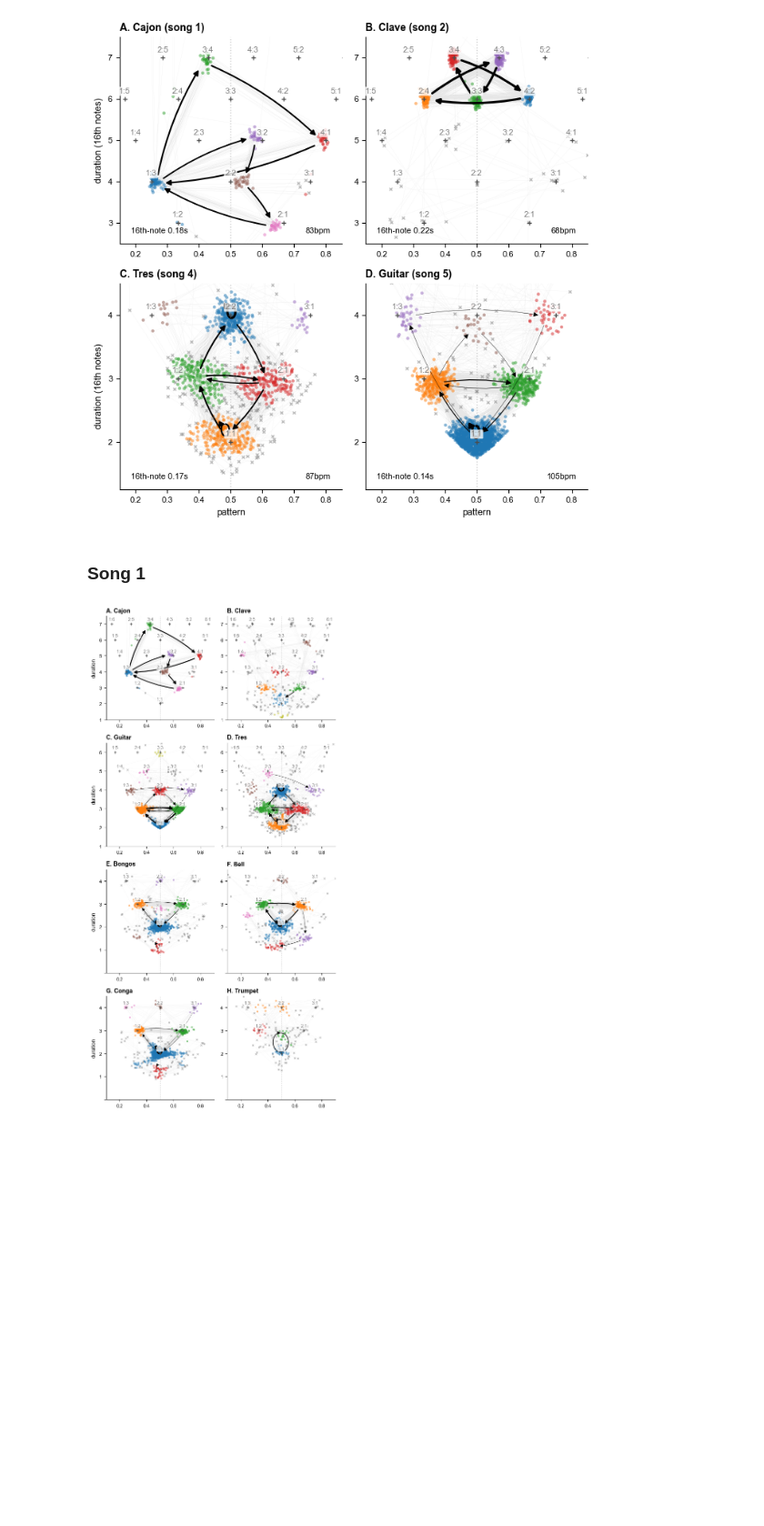
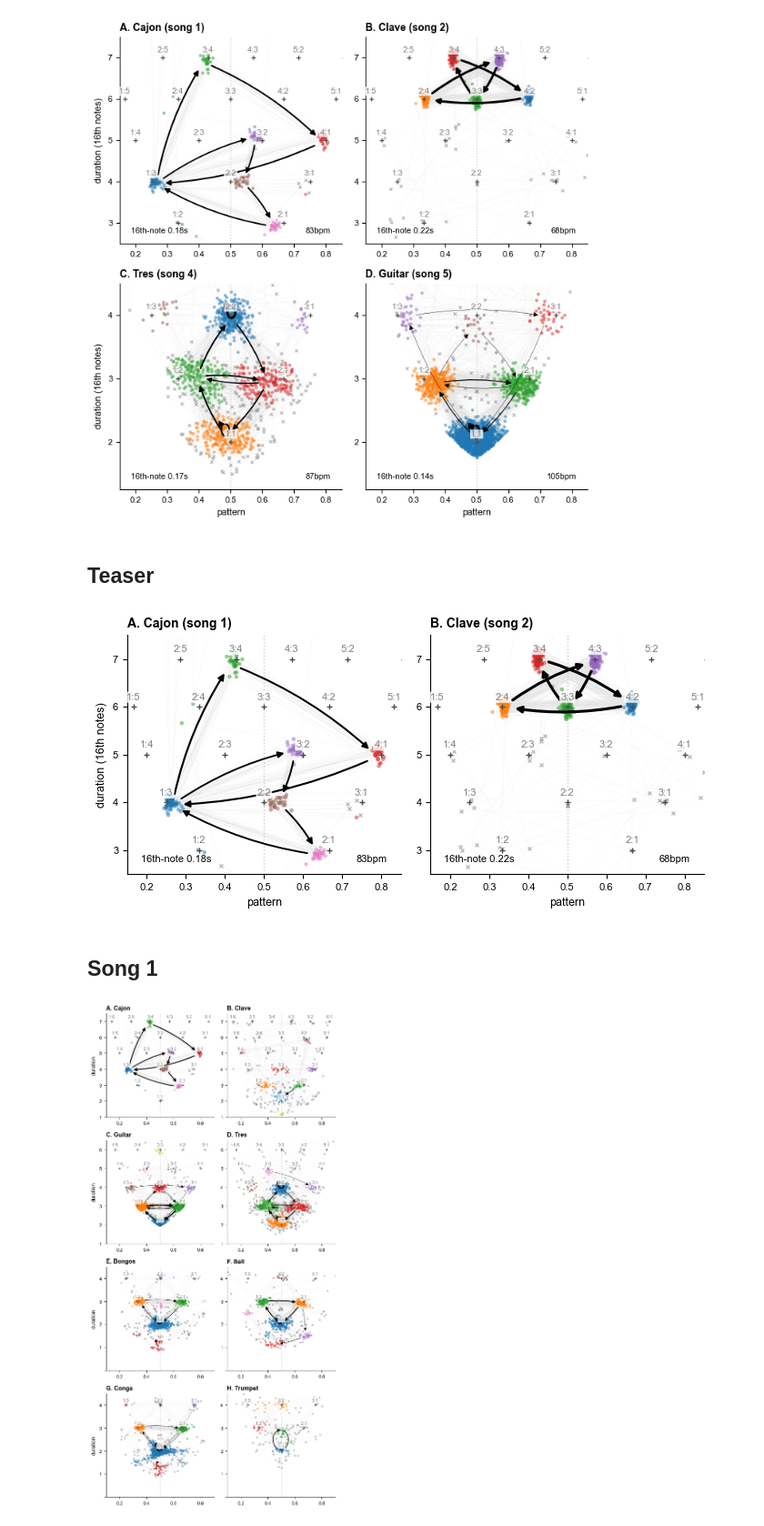
Before and after one commit to bacor/rhythmic-segment-analysis, a Jupyter notebook: notebooks/iemp-css.ipynb, the cells around one changed output. Shown at 91% size. Drawn from its saved outputs; the diff is of its cells as text; code cells hidden in the pictures; blank space fills up the shorter version.

Commit message:
Add license and readme with teaser

```diff
--- a/notebooks/iemp-css.ipynb
+++ b/notebooks/iemp-css.ipynb
@@ -235,8 +235,37 @@ plt.tight_layout()
 savefig('iemp-css/iemp-css-selection', refresh=REFRESH)
 # %% [output]
 [figure]
+# %% [markdown]
+## Teaser
+# %%
+fig, axs = plt.subplots(1, 2, figsize=(7,3.5))
+
+kws = dict(annotate_bpm=True, annotate_pulse=True, xlim=(0.15, 0.85))
+instrument_subplot(rs, 1, 'cajon', ax=axs[0], ylim=(2.5, 7.5), **kws)
+subplot_title(0, 'Cajon (song 1)', ax=axs[0])
+
+instrument_subplot(rs, 2, 'clave', ax=axs[1], ylim=(2.5, 7.5), **kws)
+subplot_title(1, 'Clave (song 2)', ax=axs[1])
+
+# instrument_subplot(rs, 4, 'tres', ax=axs[1, 0],  ylim=(1.25, 4.5), **kws)
+# subplot_title(2, 'Tres (song 4)', ax=axs[1, 0])
+
+# instrument_subplot(rs, 5, 'guitar', ax=axs[1, 1], ylim=(1.25, 4.5), **kws)
+# subplot_title(3, 'Guitar (song 5)', ax=axs[1, 1])
+
+for ax in axs.ravel():
+    ax.set_ylabel('')
+axs[0].set_ylabel('duration (16th notes)')
+# axs[0,0].set_ylabel('duration (16th notes)')
+axs[0].set_xlabel('pattern')
+axs[1].set_xlabel('pattern')
+
+plt.tight_layout()
+savefig('iemp-css/iemp-css-selection', refresh=REFRESH)
+# %% [output]
+[figure, added]
 # %% [markdown]
-### Song 1
+## Song 1
 # %%
 song_num = 1
 instruments = rs.query(f'song_num=={song_num}').meta['instrument'].unique()
```
Also changed, not shown: 6 other files.
